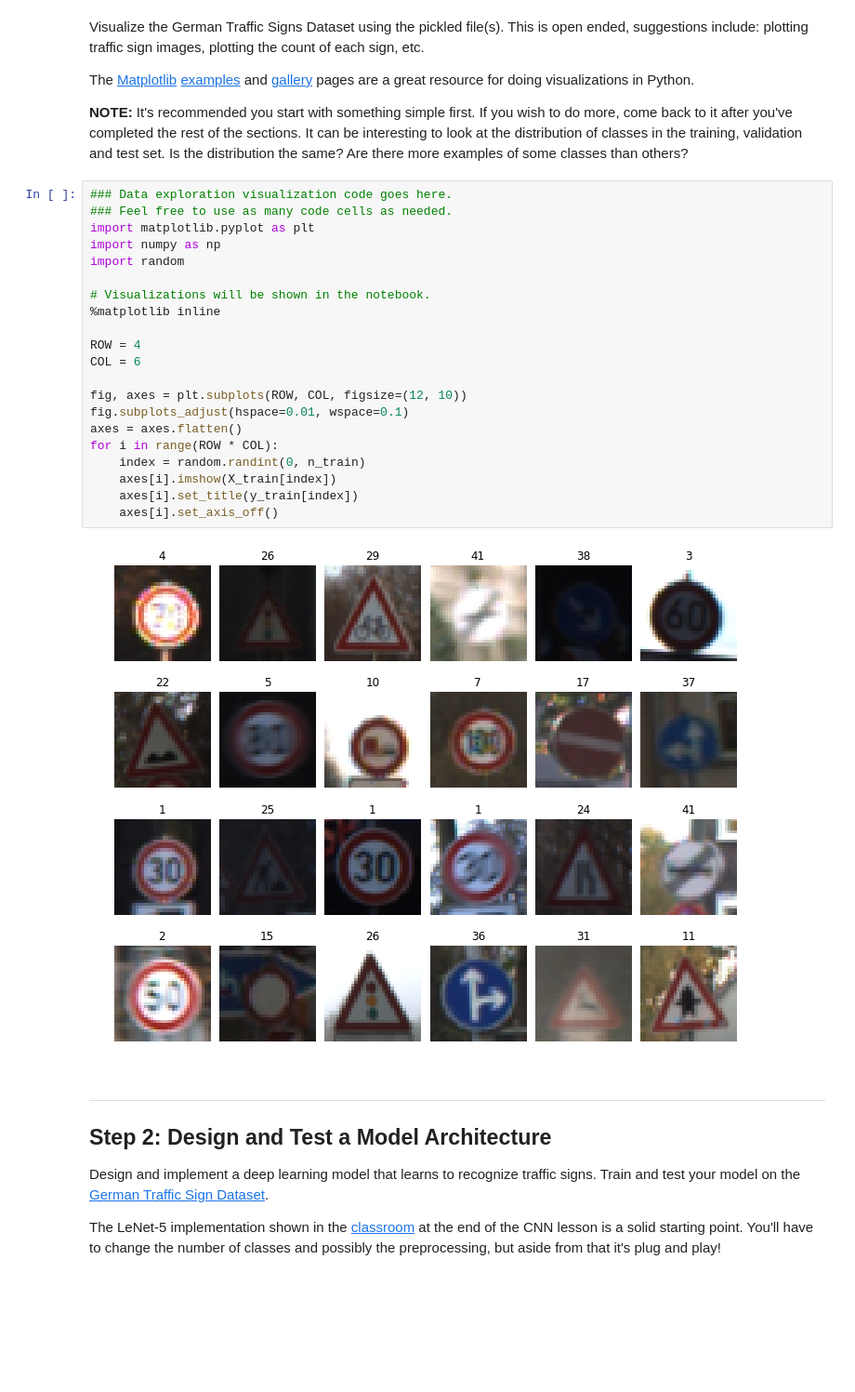
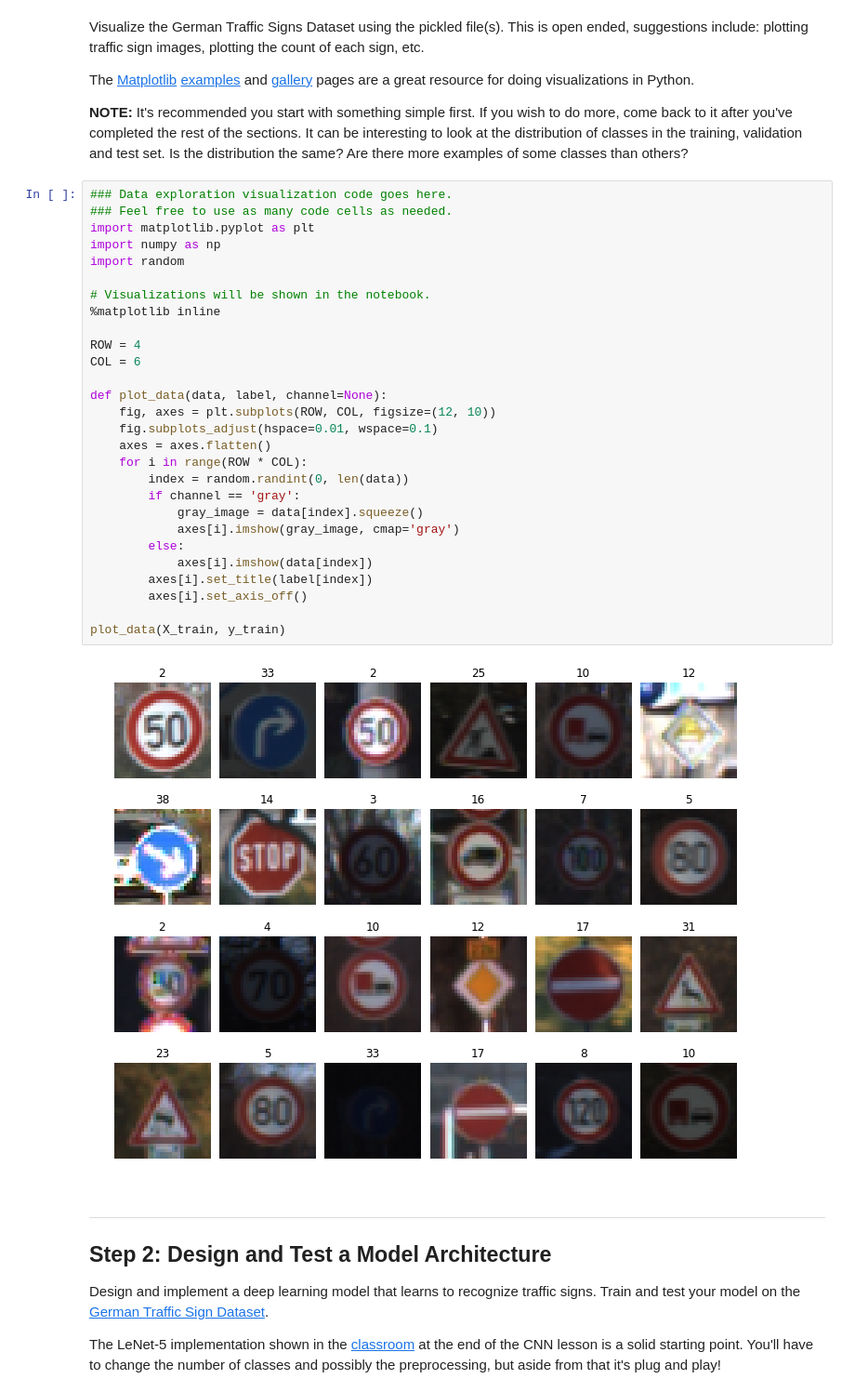
Before and after one commit to JohnGee96/CarND-Traffic-Sign-Classifier, a Jupyter notebook: Traffic_Sign_Classifier.ipynb, the cells around one changed output. Shown at 93% size. Saved outputs shown, nothing was run; the diff lists cells and outputs as text; blank space fills up the shorter version.

```diff
--- a/Traffic_Sign_Classifier.ipynb
+++ b/Traffic_Sign_Classifier.ipynb
@@ -93,26 +93,33 @@ The [Matplotlib](http://matplotlib.org/) [examples](http://matplotlib.org/exampl
 # %%
 ### Data exploration visualization code goes here.
 ### Feel free to use as many code cells as needed.
 import matplotlib.pyplot as plt
 import numpy as np
 import random
 
 # Visualizations will be shown in the notebook.
 %matplotlib inline
 
 ROW = 4
 COL = 6
 
-fig, axes = plt.subplots(ROW, COL, figsize=(12, 10))
-fig.subplots_adjust(hspace=0.01, wspace=0.1)
-axes = axes.flatten()
-for i in range(ROW * COL):
-    index = random.randint(0, n_train)
-    axes[i].imshow(X_train[index])
-    axes[i].set_title(y_train[index])
-    axes[i].set_axis_off()
+def plot_data(data, label, channel=None):
+    fig, axes = plt.subplots(ROW, COL, figsize=(12, 10))
+    fig.subplots_adjust(hspace=0.01, wspace=0.1)
+    axes = axes.flatten()
+    for i in range(ROW * COL):
+        index = random.randint(0, len(data))
+        if channel == 'gray':
+            gray_image = data[index].squeeze()
+            axes[i].imshow(gray_image, cmap='gray')
+        else:
+            axes[i].imshow(data[index])
+        axes[i].set_title(label[index])
+        axes[i].set_axis_off()
+
+plot_data(X_train, y_train)
 # %% [output]
-[figure, old version]
+[figure, new version]
 # %% [markdown]
 ----
 
```
Also changed, not shown: parts of 13 cells of this notebook, 3 other files.
